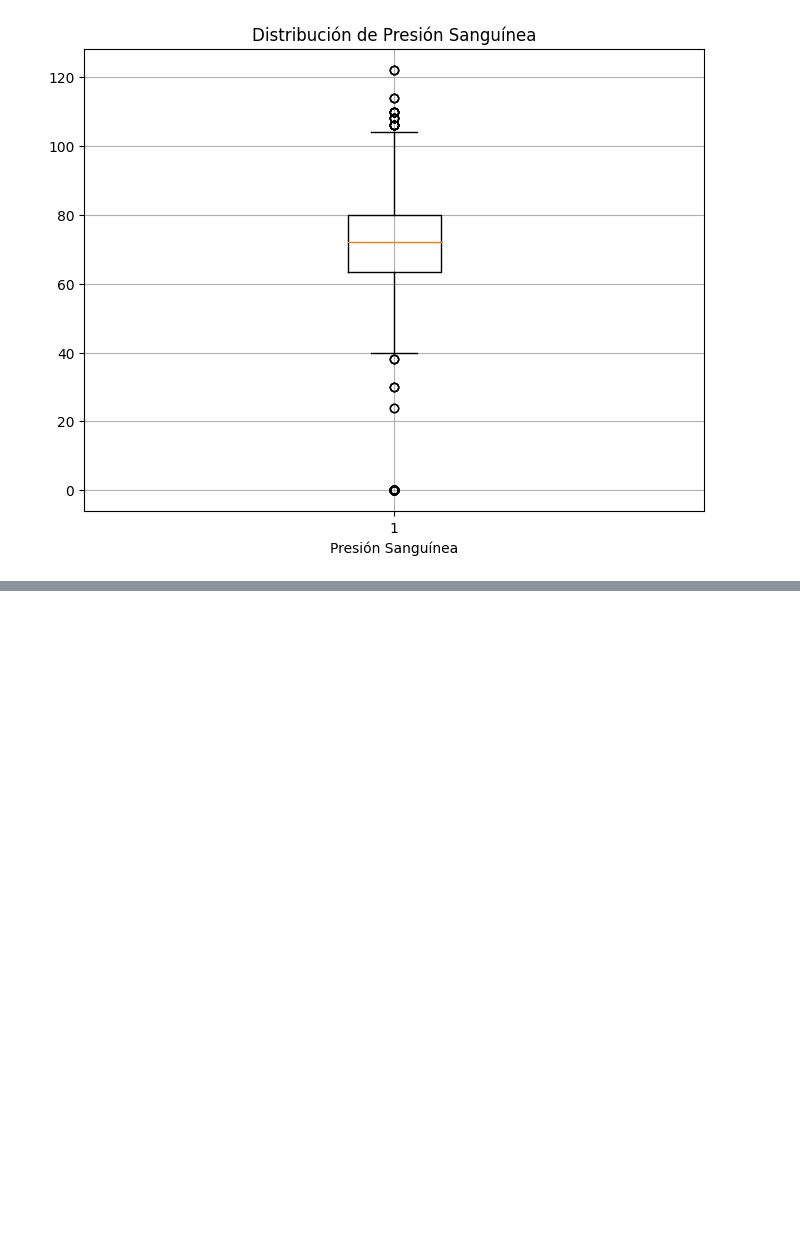
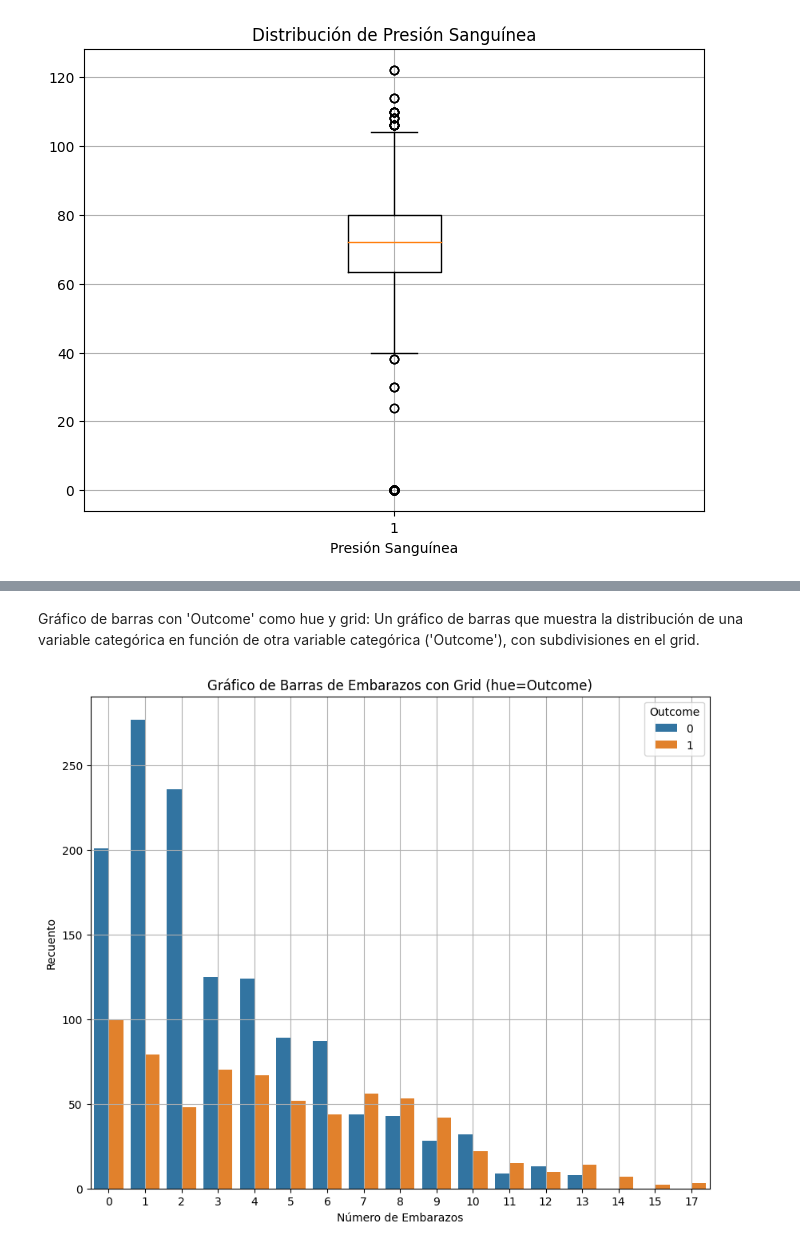
Before and after one commit to paulotolosa/graficos_tarea_1, a Jupyter notebook: Tarea_1.ipynb, the cells around one changed output, grey strips where cells are left out. Saved outputs shown, nothing was run; the diff lists cells and outputs as text; code cells hidden in the pictures; blank space fills up the shorter version.

```diff
--- a/Tarea_1.ipynb
+++ b/Tarea_1.ipynb
@@ -75,0 +93,14 @@ plt.show()
+# %% [markdown]
+Gráfico de barras con 'Outcome' como hue y grid:
+Un gráfico de barras que muestra la distribución de una variable categórica en función de otra variable categórica ('Outcome'), con subdivisiones en el grid.
+# %%
+# 2. Gráfico de barras con 'Outcome' como hue y grid
+plt.figure(figsize=(10, 8))
+sns.countplot(x='Pregnancies', hue='Outcome', data=df)
+plt.title('Gráfico de Barras de Embarazos con Grid (hue=Outcome)')
+plt.xlabel('Número de Embarazos')
+plt.ylabel('Recuento')
+plt.grid(True)
+plt.show()
+# %% [output]
+[figure, added]
```
Also changed, not shown: parts of 4 cells of this notebook.
